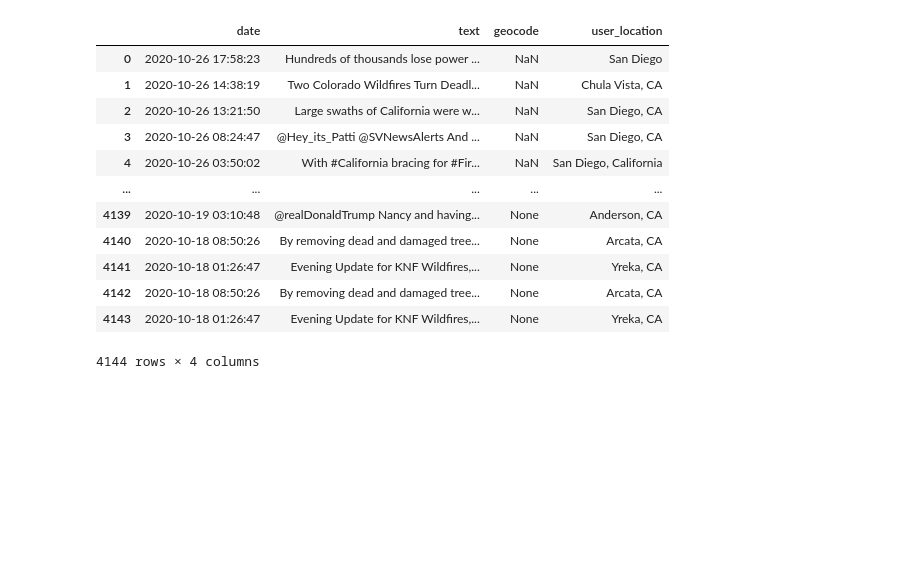
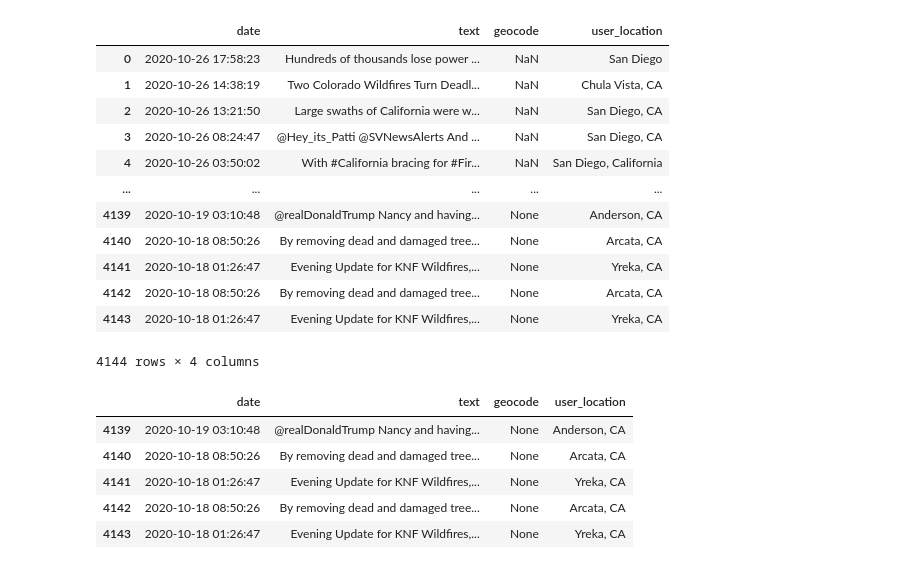
Before and after one commit to jefremides/Project_5, a Jupyter notebook: sean.ipynb, the cells around one changed output. Drawn from its saved outputs; the diff is of its cells as text; code cells hidden in the pictures; blank space fills up the shorter version.

```diff
--- a/sean.ipynb
+++ b/sean.ipynb
@@ -430,0 +431,15 @@ refined_tweets['user_location'].apply(geolocator.geocode)
+# %%
+def remove_url(text):
+    url = re.compile("https?://\S+|www\.\S+")
+    return url.sub(r'',text)
+# %%
+refined_tweets['text'] = refined_tweets['text'].apply(lambda x: remove_url(x))
+# %%
+refined_tweets.tail()
+# %% [output]
+|  | date | text | geocode | user_location |
+| 4139 | 2020-10-19 03:10:48 | @realDonaldTrump Nancy and having... | None | Anderson, CA |
+| 4140 | 2020-10-18 08:50:26 | By removing dead and damaged tree... | None | Arcata, CA |
+| 4141 | 2020-10-18 01:26:47 | Evening Update for KNF Wildfires,... | None | Yreka, CA |
+| 4142 | 2020-10-18 08:50:26 | By removing dead and damaged tree... | None | Arcata, CA |
+| 4143 | 2020-10-18 01:26:47 | Evening Update for KNF Wildfires,... | None | Yreka, CA |
```
Also changed, not shown: parts of 12 cells of this notebook.
